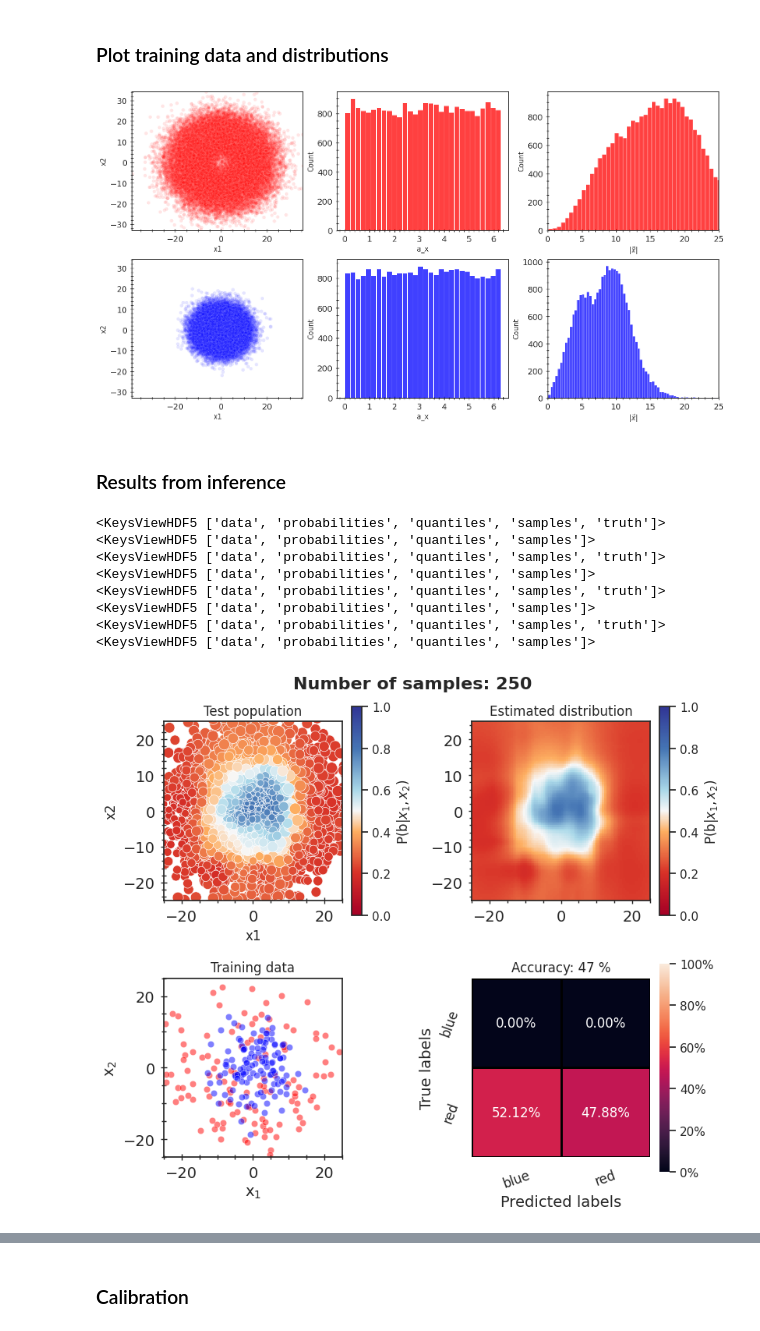
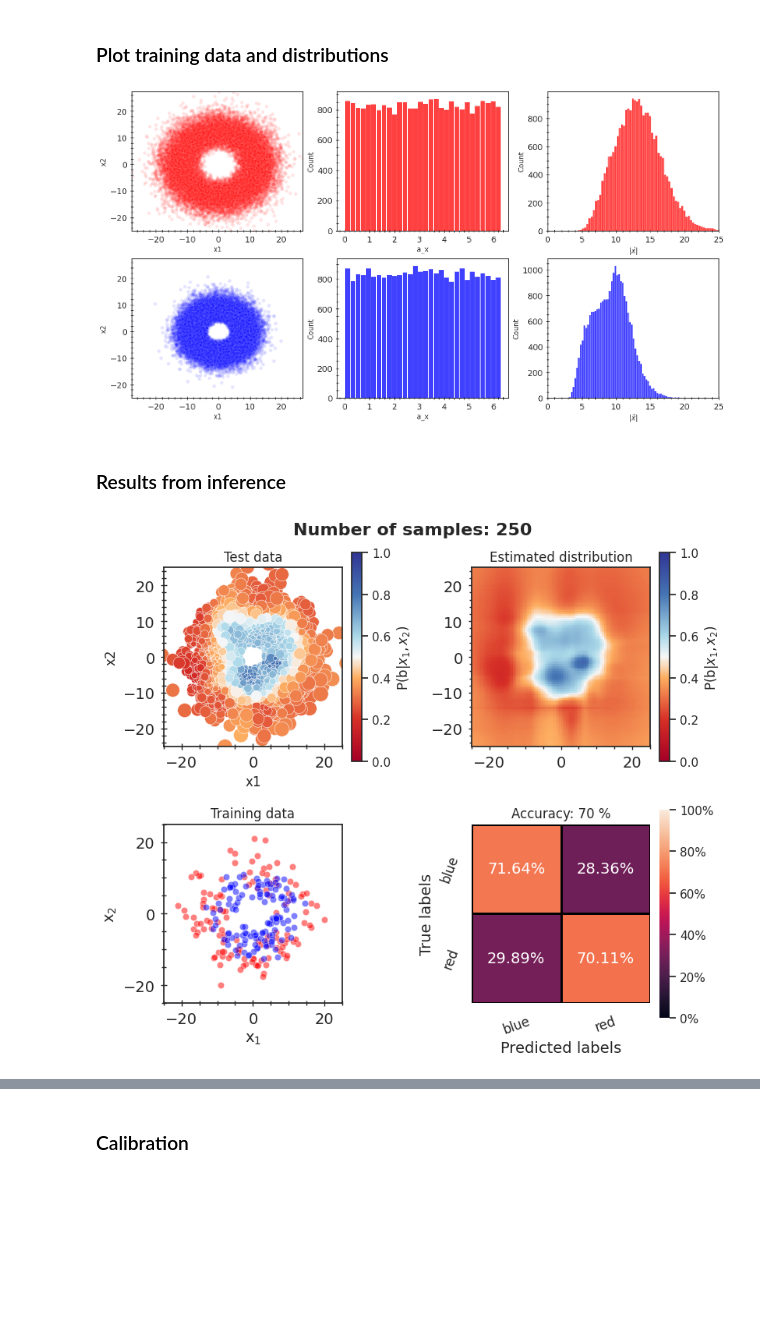
Before and after one commit to choisant/foundational-modeling, a Jupyter notebook: toy_experiment/inferno/inference_results.ipynb, the cells around one changed output, grey strips where cells are left out. Saved outputs shown, nothing was run; the diff lists cells and outputs as text; code cells hidden in the pictures; blank space fills up the shorter version.

```diff
--- a/toy_experiment/inferno/inference_results.ipynb
+++ b/toy_experiment/inferno/inference_results.ipynb
@@ -18,5 +18,6 @@ if module_path not in sys.path:
     sys.path.append(module_path)
 
 from util import *
-
-sn.set_theme(style="ticks")
+# %%
+sn.set_palette("tab10")
+sn.color_palette()
@@ -123,7 +139,7 @@ def plot_results(df, weight_key, ax, suptitle, grid=False):
     else:
         sn.scatterplot(data = df, x="x1", y="x2", ax = ax, hue=weight_key,
                     hue_norm = mpl.colors.Normalize(vmin=0, vmax=1, clip=False),
-                    size="Error_blue", size_norm = (0.1, 0.3), sizes=(10, 200),
+                    size="Std_samples_blue", size_norm = (0.1, 0.2), sizes=(10, 200),
                         palette=cmap, legend=False)
 
     ax.set_xlim(-25, 25)
@@ -162,16 +178,16 @@ def plot_uncertainties(df, ax, suptitle, grid=False):
 
 #MCMC constants
 n_samples = 1200
-#n_data = [250, 1000, 2000, 3000, 4000, 5000]
-n_data = [250, 2100, 3600, 5000]
+n_data = [250, 1000, 5000]
+#n_data = [250, 2100, 3600, 5000]
 n_chains = 10
 n_plots = len(n_data)
 
 #Data constants
-R2 = 7
-k_red = 15
-k_blue = 5
-R1_min = 0
+R2 = 3
+k_red = 7
+k_blue = 3
+R1_min = 6
 scale = 1
 vary_a1 = False
 vary_R2 = False
@@ -190,18 +206,23 @@ else:
 folderpath = "inference"
 train_n = 50000
 trainfile = f"train_n_{train_n}_{tag}"
-valfile = f"val_n_5000_{tag}"
 truthfile = f"analytical_solution_x1_x2_grid_{tag}_nxMC_200_nr1MC_200"
-testfile = "x1_x2_grid"
+#testfile = f"test_n_10000_{tag}"
+testfile = f"val_n_5000_{tag}"
+gridfile = "x1_x2_grid"
 
 if polar:
     analysis_folders = [f"{trainfile}/nsamples-1200_nchains-{n_chains}_ndata-{n_data[i]}_POLAR" for i in range(n_plots)]
 else:
     analysis_folders = [f"{trainfile}/nsamples-1200_nchains-{n_chains}_ndata-{n_data[i]}" for i in range(n_plots)]
-valfiles = [f"{folderpath}/{folder}/{valfile}_inferred.h5" for folder in analysis_folders]
+#valfiles = [f"{folderpath}/{folder}/{valfile}_inferred.h5" for folder in analysis_folders]
 testfiles = [f"{folderpath}/{folder}/{testfile}_inferred.h5" for folder in analysis_folders]
+gridfiles = [f"{folderpath}/{folder}/{gridfile}_inferred.h5" for folder in analysis_folders]
 train_data = pd.read_csv(f"../data/{trainfile}.csv")
 truth_data = pd.read_csv(f"../analytical/results/{truthfile}.csv")
+
+grid_dfs = [process_data(file, y_labels, x_labels, test=True) for file in gridfiles]
+test_dfs = [process_data(file, y_labels, x_labels, test=False) for file in testfiles]
 
 #Correct analytical solution if class distribution is not equal
 if p_red != 0.5:
@@ -219,41 +256,30 @@ weight_key = f"P({y_labels[1]}|x)"
 # %%
 fig, ax = plot_distributions(train_data)
 # %% [output]
-[figure, old version]
+[figure, new version]
 # %% [markdown]
 ### Results from inference
 # %%
 
 # Plot results
 
 for i in range(len(n_data)):
     fig, axs = plt.subplots(nrows = 2, ncols = 2, figsize = (8,7), layout="constrained")
-    df_val = process_data(valfiles[i], y_labels, x_labels)
-    df_test = process_data(testfiles[i], y_labels, x_labels, test=True)
-    accuracy = accuracy_score(df_val["Truth"], df_val["Inferred_color"], normalize=True)
 
     #plot data
-    axs[0][0] = plot_results(df_val, weight_key, axs[0][0], "Test population")
-    axs[0][1] = plot_results(df_test, weight_key, axs[0][1], "Estimated distribution", grid=True)
+    axs[0][0] = plot_results(test_dfs[i], weight_key, axs[0][0], "Test data")
+    axs[0][1] = plot_results(grid_dfs[i], weight_key, axs[0][1], "Estimated distribution", grid=True)
     axs[1][0] = plot_data(train_data[0:n_data[i]], axs[1][0], "Training data")
-    axs[1][1] = plot_conf_matrix(df_val, "Truth", "Inferred_color", ["blue", "red"], axs[1][1])
+    axs[1][1] = plot_conf_matrix(test_dfs[i], "Truth", "Inferred_color", ["blue", "red"], axs[1][1])
 
     cmap = red_blue_cmap()
     hue_norm = mpl.colors.Normalize(vmin=0, vmax=1, clip=False)
     fig.colorbar(mpl.cm.ScalarMappable(norm=hue_norm, cmap=cmap), label=r'P(b|$x_1, x_2$)', ax=axs[0][0])
     fig.colorbar(mpl.cm.ScalarMappable(norm=hue_norm, cmap=cmap), label=r'P(b|$x_1, x_2$)', ax=axs[0][1])
 
     fig.suptitle(f"Number of samples: {n_data[i]}", size=16, fontweight="bold")
     #plt.savefig(f"../../fig/results/inferno/{testfile}_{trainfile}_n_{n_data[i]}")
 
 #plt.show()
 # %% [output]
-<KeysViewHDF5 ['data', 'probabilities', 'quantiles', 'samples', 'truth']>
-<KeysViewHDF5 ['data', 'probabilities', 'quantiles', 'samples']>
-<KeysViewHDF5 ['data', 'probabilities', 'quantiles', 'samples', 'truth']>
-<KeysViewHDF5 ['data', 'probabilities', 'quantiles', 'samples']>
-<KeysViewHDF5 ['data', 'probabilities', 'quantiles', 'samples', 'truth']>
-<KeysViewHDF5 ['data', 'probabilities', 'quantiles', 'samples']>
-<KeysViewHDF5 ['data', 'probabilities', 'quantiles', 'samples', 'truth']>
-<KeysViewHDF5 ['data', 'probabilities', 'quantiles', 'samples']>
-[figure, old version]
+[figure, new version]
```
Also changed, not shown: parts of 7 cells of this notebook, 6 other files.
